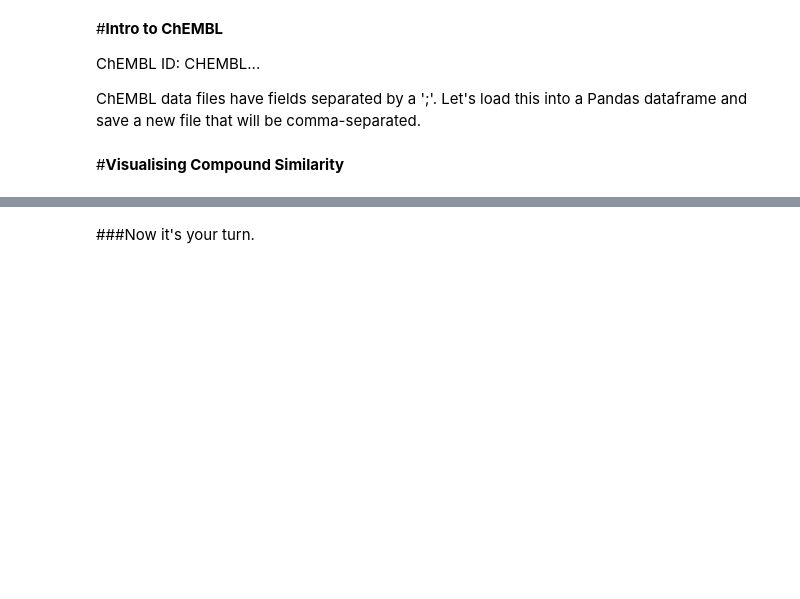
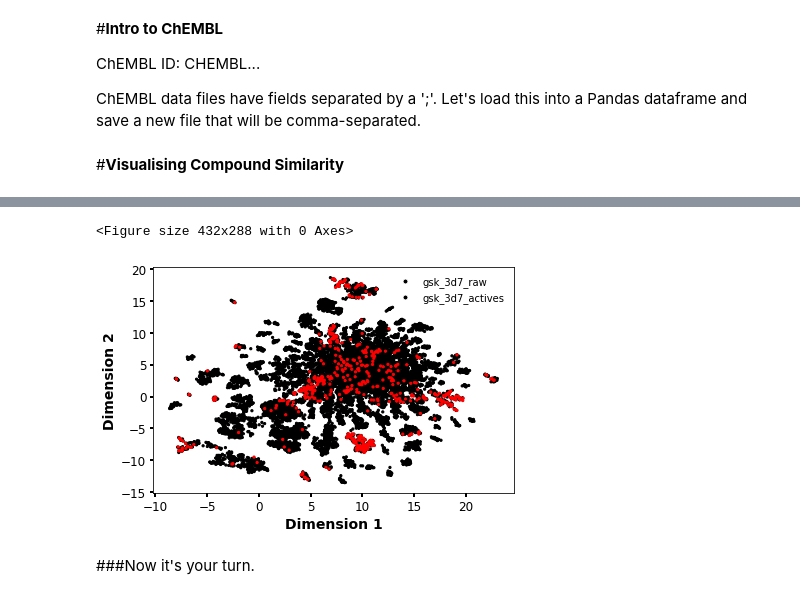
Before and after one commit to ersilia-os/event-fund-ai-drug-discovery, a Jupyter notebook: notebooks/session1.ipynb, the cells around one changed output, grey strips where cells are left out. Saved outputs shown, nothing was run; the diff lists cells and outputs as text; code cells hidden in the pictures; blank space fills up the shorter version.

```diff
--- a/notebooks/session1.ipynb
+++ b/notebooks/session1.ipynb
@@ -91,3 +97,8 @@ pca.show()
+# %%
+my_plots.plot_umap()
+# %% [output]
+<Figure size 432x288 with 0 Axes>
+[figure, added]
 # %% [markdown]
 ###Now it's your turn.
 # %%
```
Also changed, not shown: parts of 6 cells of this notebook, 1 other file.
